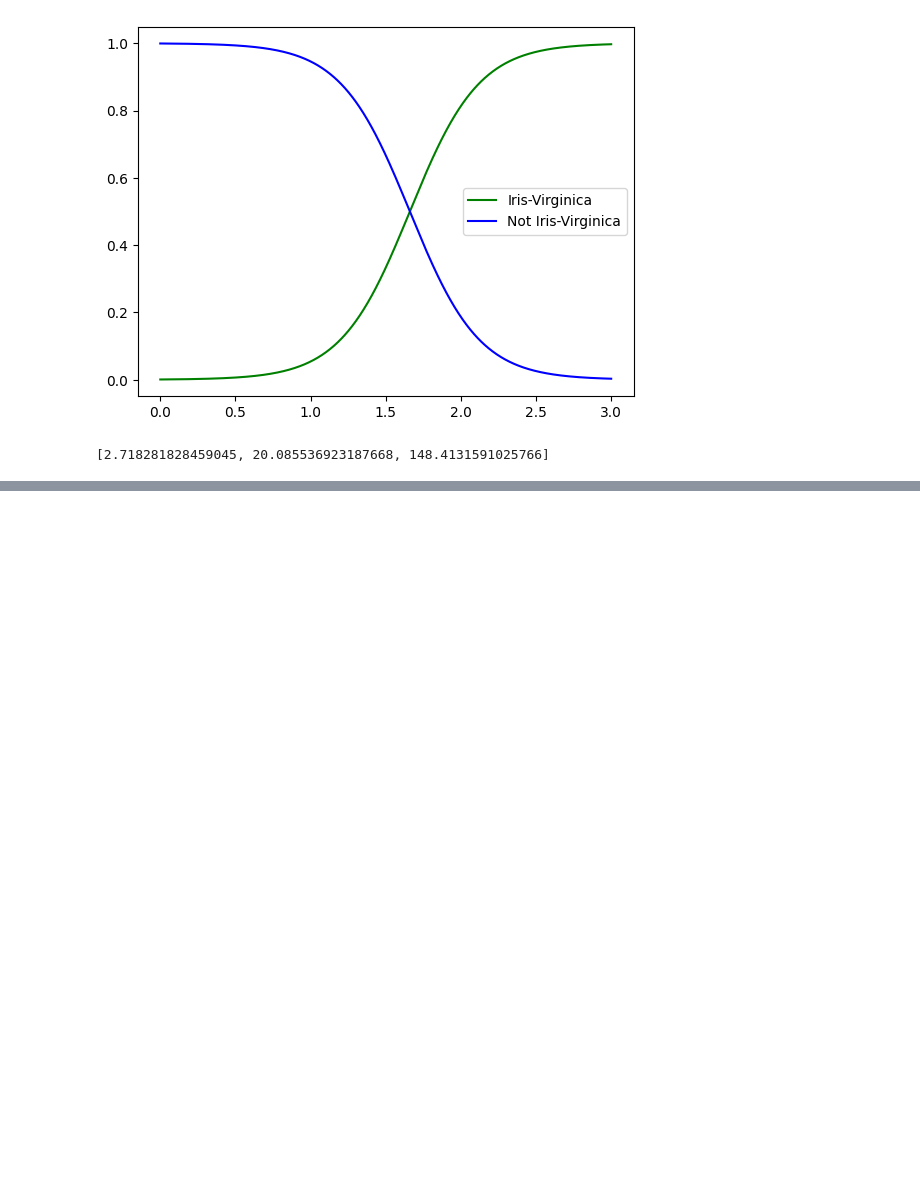
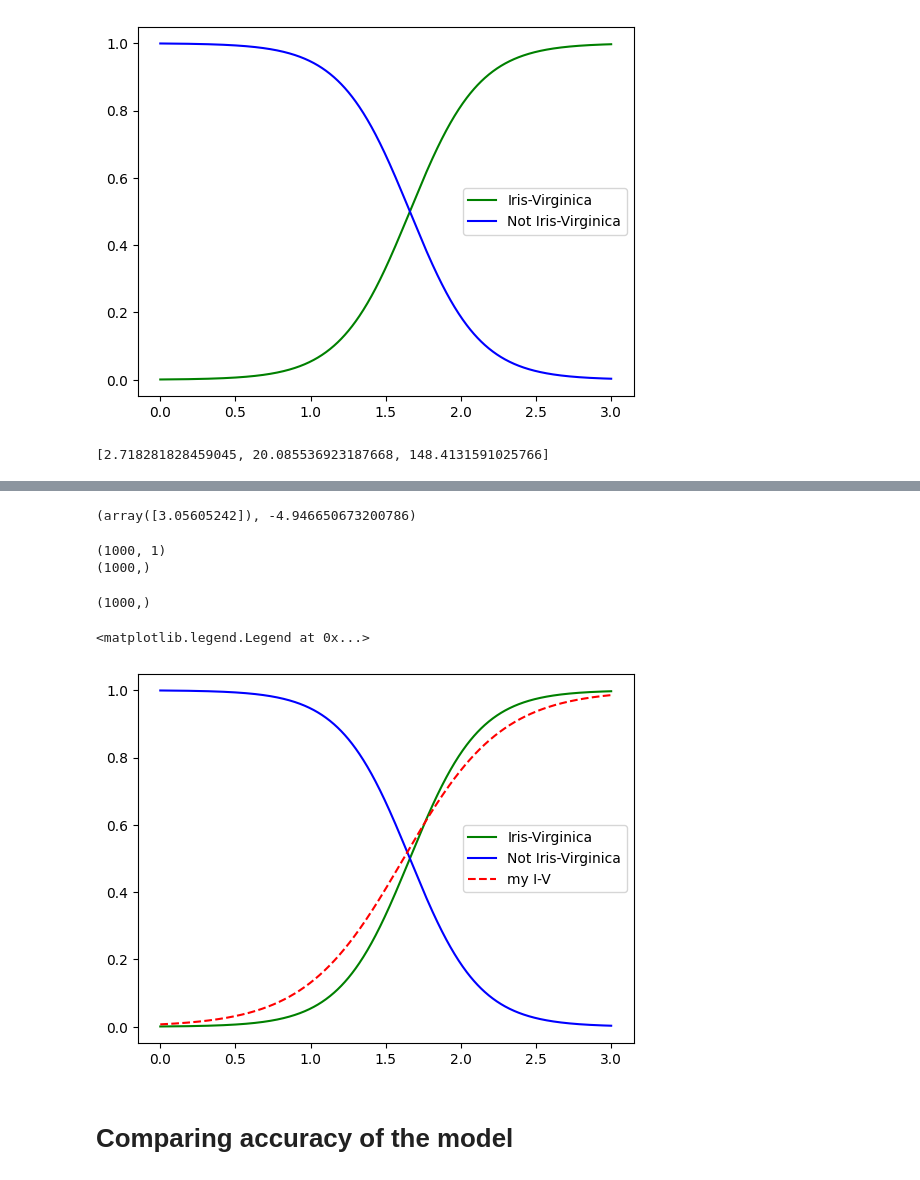
Before and after one commit to Demon-Sheriff/Linear-Alg_ML_fs, a Jupyter notebook: logisticregression.ipynb, the cells around one changed output, grey strips where cells are left out. Cells and saved outputs as stored; diff of their text form; code cells hidden in the pictures; blank space fills up the shorter version.

Commit message:
Kaggle Notebook | LogisticRegression | Custom Logistic Regression Implementation from scratch

```diff
--- a/logisticregression.ipynb
+++ b/logisticregression.ipynb
@@ -116,23 +121,59 @@ array([0.9348778 , 0.31296725, 0.86336233, 0.74646966, 0.85818498,
 # %%
-def logistic_regression(num_iterations, X_train, y_train, learning_rate=0.001):
+def logistic_regression(num_iterations, X_train, y_train, learning_rate=0.1):
 
     m = X_train.shape[0] # number of data points
     n = X_train.shape[1] # the number of features (or the number of columns in X_train)
 
     # start off with some random weights and bias
     w = np.random.rand(n)
-    ones = [1 for _ in range(m)]
+    ones = np.ones(m)
     b = 0
-    for iteration in num_iterations:
+    for iteration in range(num_iterations):
 
         # calculate the partial derivative (gradient)
-        z = X_train.dot(w)
-        y_hat = get_sigmoid_fn_values(z)
-        gradient_vector = (1/m) * (X_train.T).dot(y_hat - y_train)
-        gradient_b = (1/m) * (ones.T).dot(y_hat - y_train)
+        z = np.dot(X_train, w) + b
+        y_hat = sigmoid_fn(z)
+        gradient_vector = (1/m) * np.dot(X_train.T, (y_hat - y_train))
+        gradient_b = (1/m) * np.sum(y_hat - y_train)
 
         # update the weights
         w = w - learning_rate*gradient_vector
         b = b - learning_rate*gradient_b
 
     return w, b
+# %%
+final_w, final_b = my_log_reg = logistic_regression(1000, X, y)
+
+final_w, final_b
+# %% [output]
+(array([3.05605242]), -4.946650673200786)
+# %%
+def calculate_probabilities(X_test, w, b):
+    z = np.dot(X_test, w) + b
+    y_hat = sigmoid_fn(z) # predicted probability value
+
+    return y_hat
+# %%
+my_y_pred = calculate_probabilities(X_test, final_w, final_b)
+# %%
+y_pred[:, 1].shape
+print(X_test.shape)
+print(y_pred[:, 0].shape)
+# %% [output]
+(1000, 1)
+(1000,)
+# %%
+my_y_pred.shape
+# %% [output]
+(1000,)
+# %%
+plt.plot(X_test, y_pred[:, 1], 'g-', label="Iris-Virginica")
+plt.plot(X_test, y_pred[:, 0], 'b-', label='Not Iris-Virginica')
+plt.plot(X_test, my_y_pred, 'r--', label="my I-V")
+
+plt.legend()
+# %% [output]
+<matplotlib.legend.Legend at 0x...>
+[figure, added]
+# %% [markdown]
+# Comparing accuracy of the model
```
Also changed, not shown: parts of 6 cells of this notebook.
